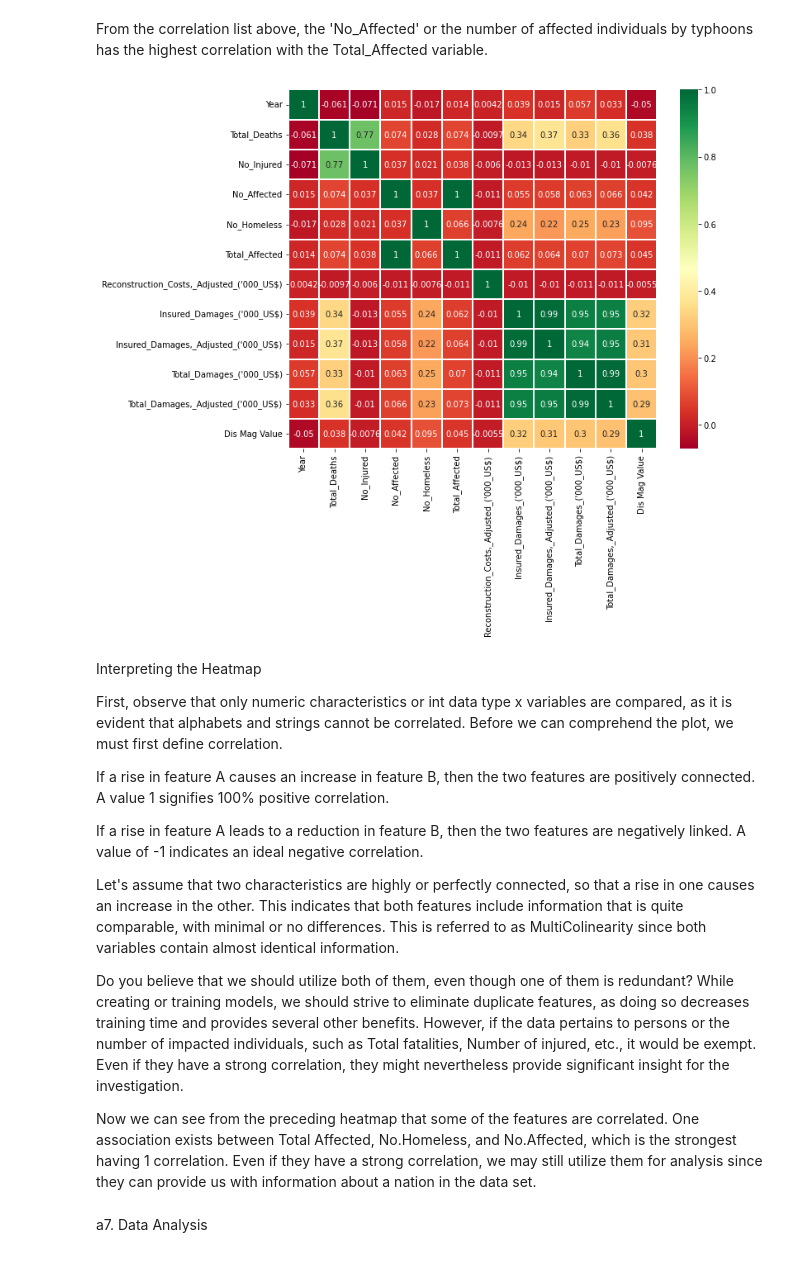
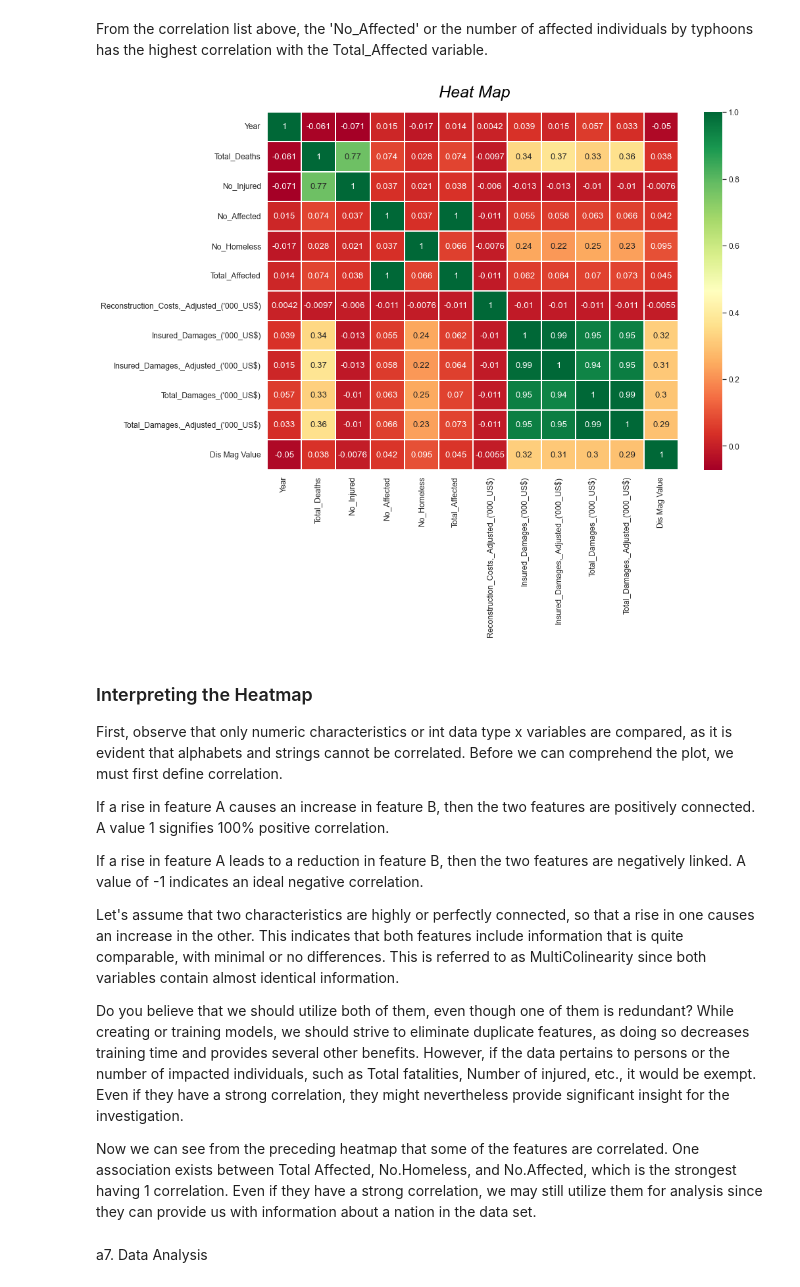
Before and after one commit to GEA960/ITBA-3207_TeamTyphoonAnalysts, a Jupyter notebook: Data Sets Coding Analysis/Data Analysis and Coding for Both Data Sets.ipynb, the cells around one changed output. Drawn from its saved outputs; the diff is of its cells as text; code cells hidden in the pictures.

```diff
--- a/Data Sets Coding Analysis/Data Analysis and Coding for Both Data Sets.ipynb
+++ b/Data Sets Coding Analysis/Data Analysis and Coding for Both Data Sets.ipynb
@@ -646,16 +651,18 @@ Name: Total_Affected, dtype: float64
 # %% [markdown]
 From the correlation list above, the 'No_Affected' or the number of affected individuals by typhoons has the highest correlation with the Total_Affected variable.
 # %%
+sns.set(font_scale=1.1)
 sns.heatmap(new_df.corr(),annot=True,cmap='RdYlGn',linewidths=0.2) #data.corr()-->correlation matrix
 fig=plt.gcf()
-fig.set_size_inches(10,8)
+fig.set_size_inches(14,10)
+plt.text(5,-0.5,"Heat Map", fontsize=25, color="black", fontstyle="italic")
 plt.show()
 # %% [output]
-[figure, old version]
+[figure, new version]
 # %% [markdown]
 
 
-Interpreting the Heatmap
+### Interpreting the Heatmap
 
 First, observe that only numeric characteristics or int data type x variables are compared, as it is evident that alphabets and strings cannot be correlated. Before we can comprehend the plot, we must first define correlation.
 
```
Also changed, not shown: parts of 4 cells of this notebook.
